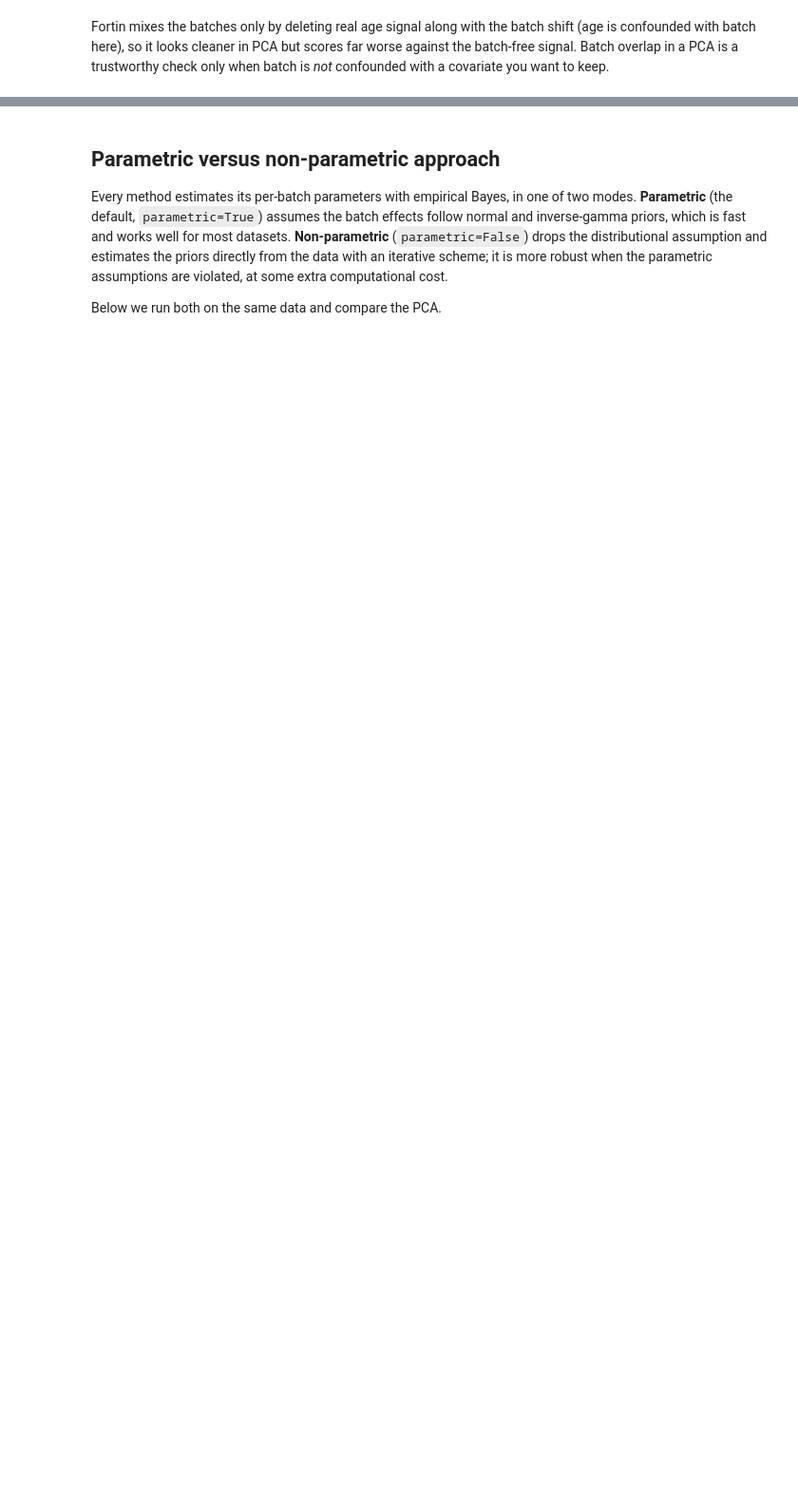
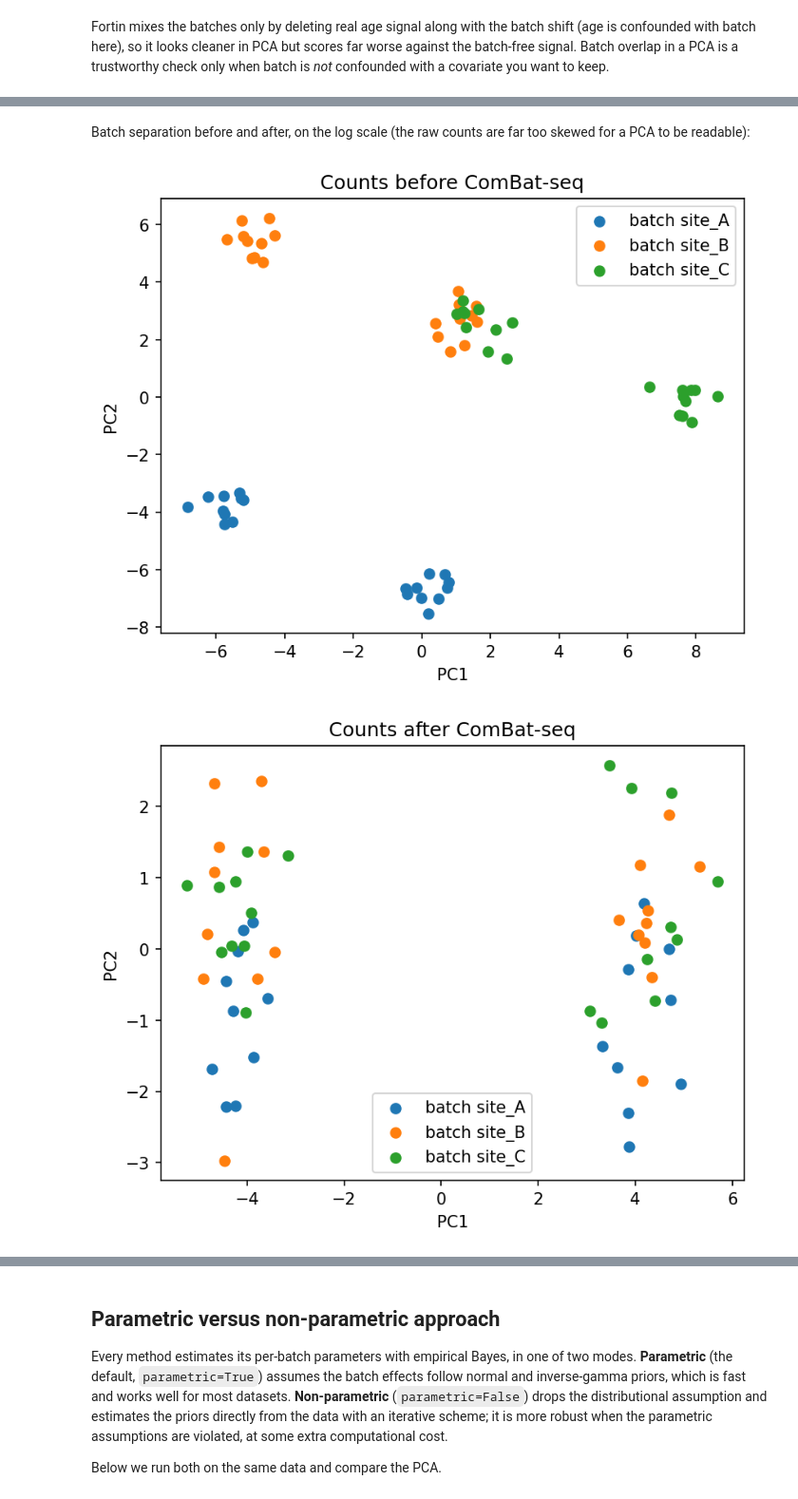
Before and after one commit to EttoreRocchi/combatlearn, a Jupyter notebook: docs/source/demo/combatlearn_demo.ipynb, the cells around one changed output, grey strips where cells are left out. Shown at 95% size. Drawn from its saved outputs; the diff is of its cells as text; code cells hidden in the pictures; blank space fills up the shorter version.

```diff
--- a/docs/source/demo/combatlearn_demo.ipynb
+++ b/docs/source/demo/combatlearn_demo.ipynb
@@ -245,0 +257,28 @@ Fortin mixes the batches only by deleting real age signal along with the batch s
+# %%
+# RNA-seq-like counts with a per-gene, per-batch multiplicative effect
+n_seq, n_genes = 60, 200
+batch_seq = pd.Series(np.repeat(["site_A", "site_B", "site_C"], n_seq // 3), name="batch")
+tissue = pd.Series(np.tile(["tumour", "normal"], n_seq // 2), name="tissue")
+
+base = rng.gamma(5, 60, size=(n_genes, 1))
+batch_effect = np.exp(rng.normal(0, 0.5, size=(n_genes, 3)))
+tissue_effect = np.exp(rng.normal(0, 0.4, size=(n_genes, 2)))
+mu_seq = (
+    base
+    * batch_effect[:, pd.Categorical(batch_seq).codes]
+    * tissue_effect[:, pd.Categorical(tissue).codes]
+)
+counts = pd.DataFrame(rng.negative_binomial(5, 5 / (5 + mu_seq)).T.astype(np.int64))
+
+harmonizer = GLMComBat(
+    batch=batch_seq,
+    method="seq",
+    discrete_covariates=tissue,   # ordinary covariate - preserved, not removed
+    reference_batch="site_A",     # recommended under cross-validation
+)
+counts_corrected = harmonizer.fit_transform(counts)
+
+is_ref = np.asarray(batch_seq) == "site_A"
+print(f"dtype in / out:        {counts.dtypes.iloc[0]} / {counts_corrected.dtypes.iloc[0]}")
+print(f"corrected features:    {harmonizer.adjustable_features_.sum()} / {n_genes}")
+print(f"site_A left untouched: {counts_corrected[is_ref].equals(counts[is_ref])}")
@@ -245,0 +289,8 @@ Fortin mixes the batches only by deleting real age signal along with the batch s
+# %% [markdown]
+Batch separation before and after, on the log scale (the raw counts are far too skewed for a PCA to be readable):
+# %%
+plot_pca(np.log1p(counts.values), batch_seq.values, title="Counts before ComBat-seq")
+plot_pca(np.log1p(counts_corrected.values), batch_seq.values, title="Counts after ComBat-seq")
+# %% [output]
+[figure, added]
+[figure, added]
```
Also changed, not shown: parts of 33 cells of this notebook, 54 other files.
